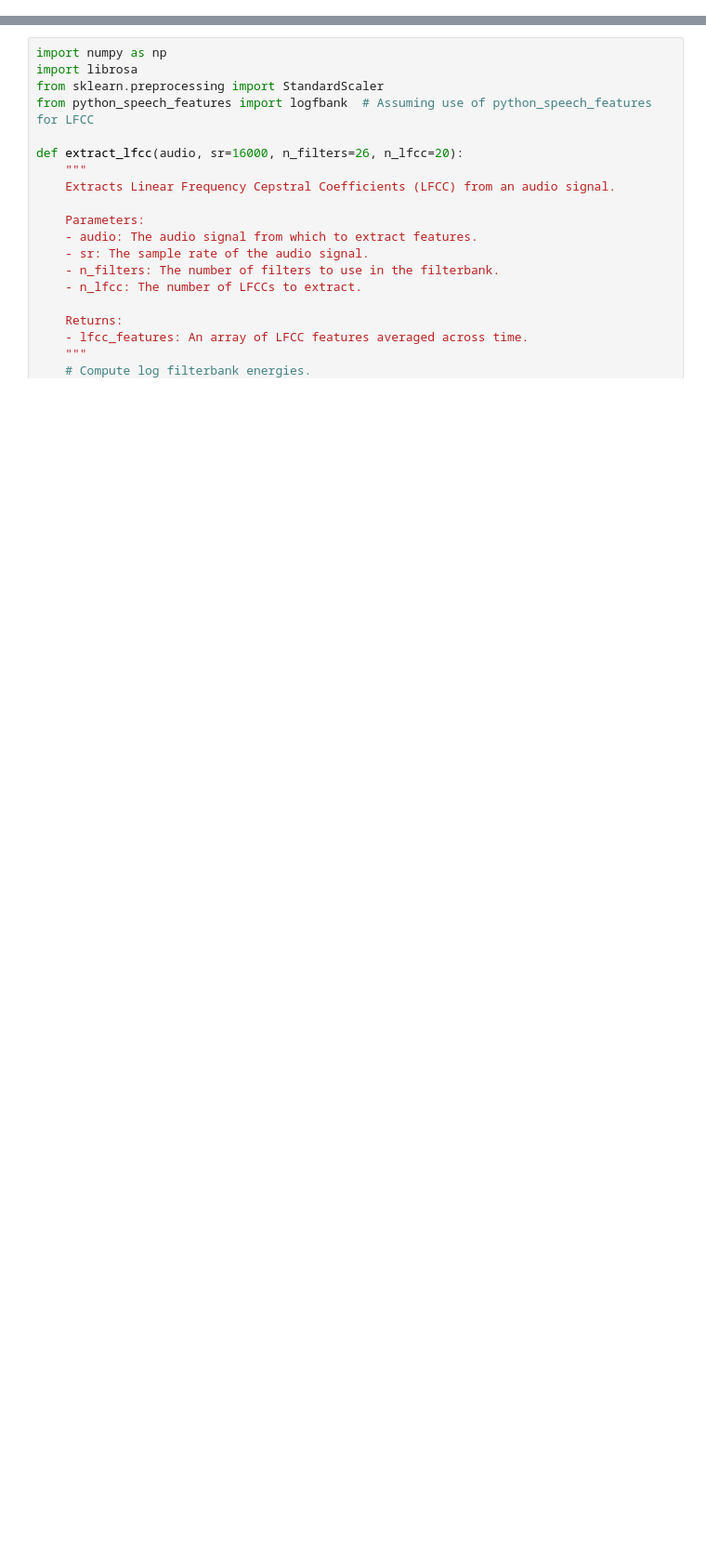
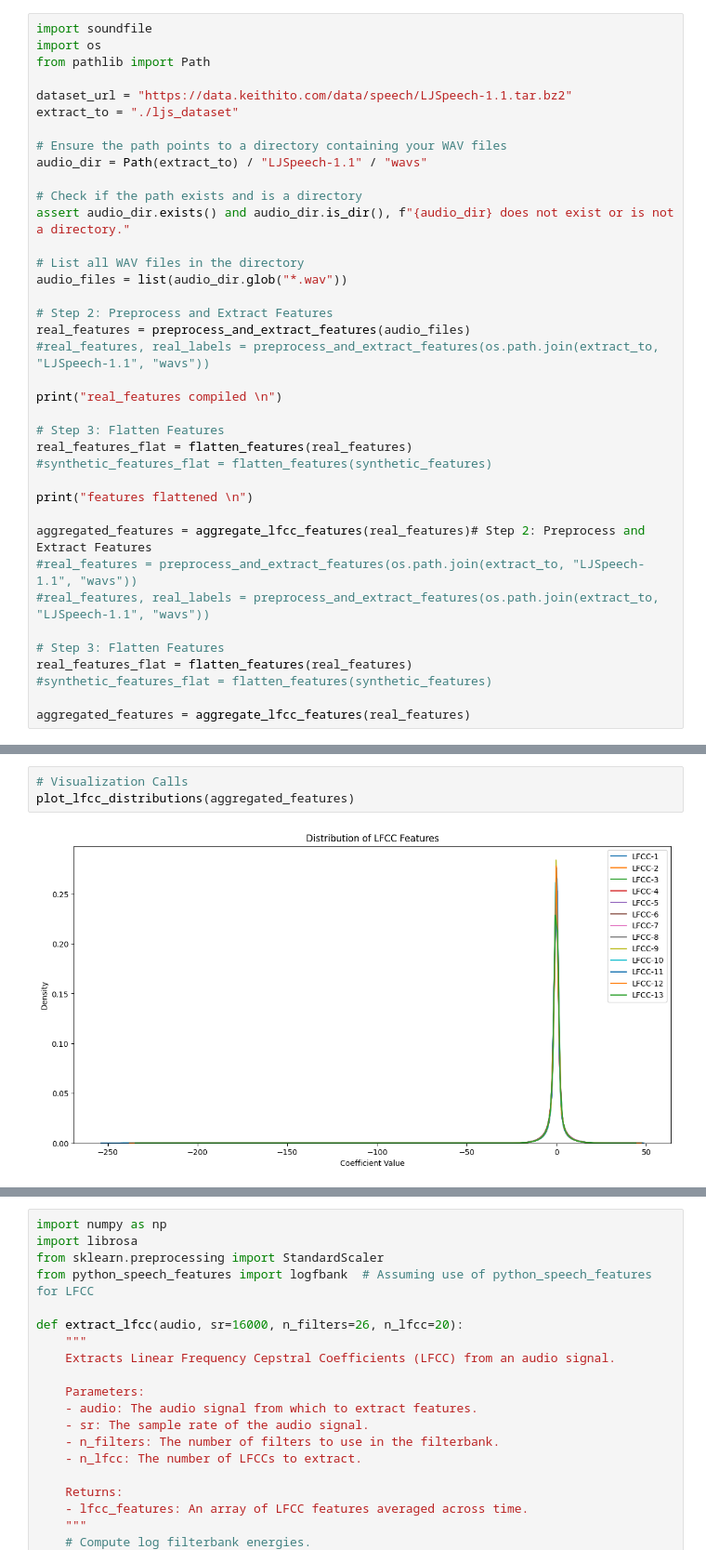
Before and after one commit to afishnamedqwerty/AudioBotDetection, a Jupyter notebook: run.ipynb, the cells around one changed output, grey strips where cells are left out. Shown at 93% size. Cells and saved outputs as stored; diff of their text form; blank space fills up the shorter version.

```diff
--- a/run.ipynb
+++ b/run.ipynb
@@ -48,0 +298,38 @@ MFCC and LFCC Features: Extract Mel-frequency cepstral coefficients (MFCC) and l
+# %%
+import soundfile
+import os
+from pathlib import Path
+
+dataset_url = "https://data.keithito.com/data/speech/LJSpeech-1.1.tar.bz2"
+extract_to = "./ljs_dataset"
+
+# Ensure the path points to a directory containing your WAV files
+audio_dir = Path(extract_to) / "LJSpeech-1.1" / "wavs"
+
+# Check if the path exists and is a directory
+assert audio_dir.exists() and audio_dir.is_dir(), f"{audio_dir} does not exist or is not a directory."
+
+# List all WAV files in the directory
+audio_files = list(audio_dir.glob("*.wav"))
+
+# Step 2: Preprocess and Extract Features
+real_features = preprocess_and_extract_features(audio_files)
+#real_features, real_labels = preprocess_and_extract_features(os.path.join(extract_to, "LJSpeech-1.1", "wavs"))
+
+print("real_features compiled \n")
+
+# Step 3: Flatten Features
+real_features_flat = flatten_features(real_features)
+#synthetic_features_flat = flatten_features(synthetic_features)
+
+print("features flattened \n")
+
+aggregated_features = aggregate_lfcc_features(real_features)# Step 2: Preprocess and Extract Features
+#real_features = preprocess_and_extract_features(os.path.join(extract_to, "LJSpeech-1.1", "wavs"))
+#real_features, real_labels = preprocess_and_extract_features(os.path.join(extract_to, "LJSpeech-1.1", "wavs"))
+
+# Step 3: Flatten Features
+real_features_flat = flatten_features(real_features)
+#synthetic_features_flat = flatten_features(synthetic_features)
+
+aggregated_features = aggregate_lfcc_features(real_features)
@@ -48,0 +340,5 @@ MFCC and LFCC Features: Extract Mel-frequency cepstral coefficients (MFCC) and l
+# %%
+# Visualization Calls
+plot_lfcc_distributions(aggregated_features)
+# %% [output]
+[figure, added]
```
Also changed, not shown: parts of 20 cells of this notebook.
